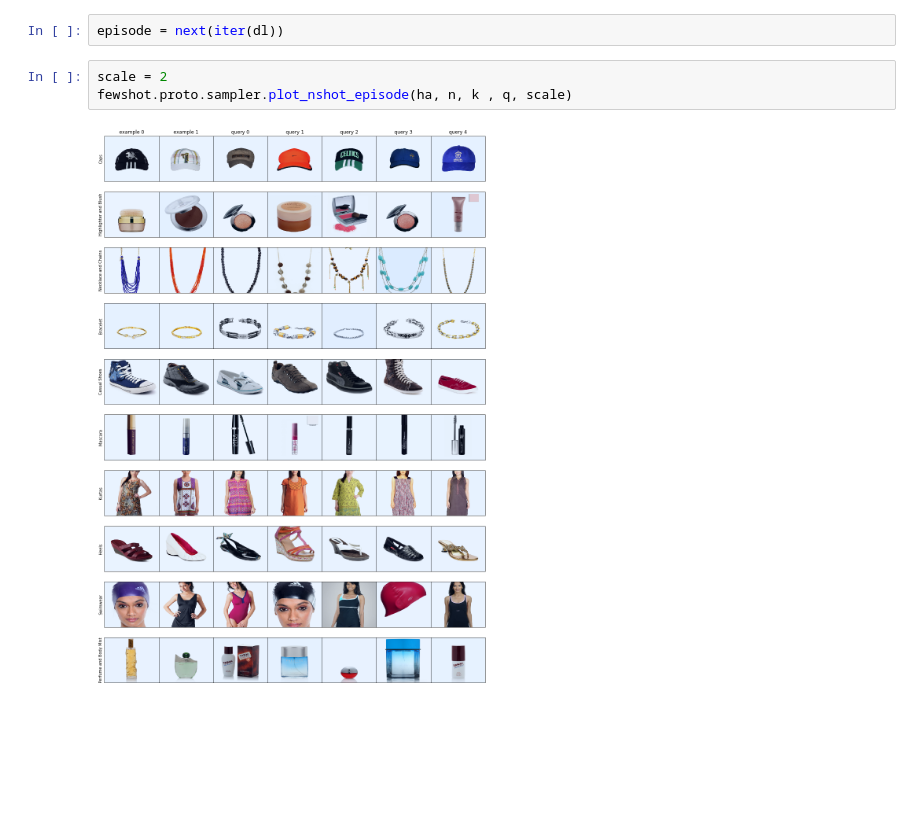
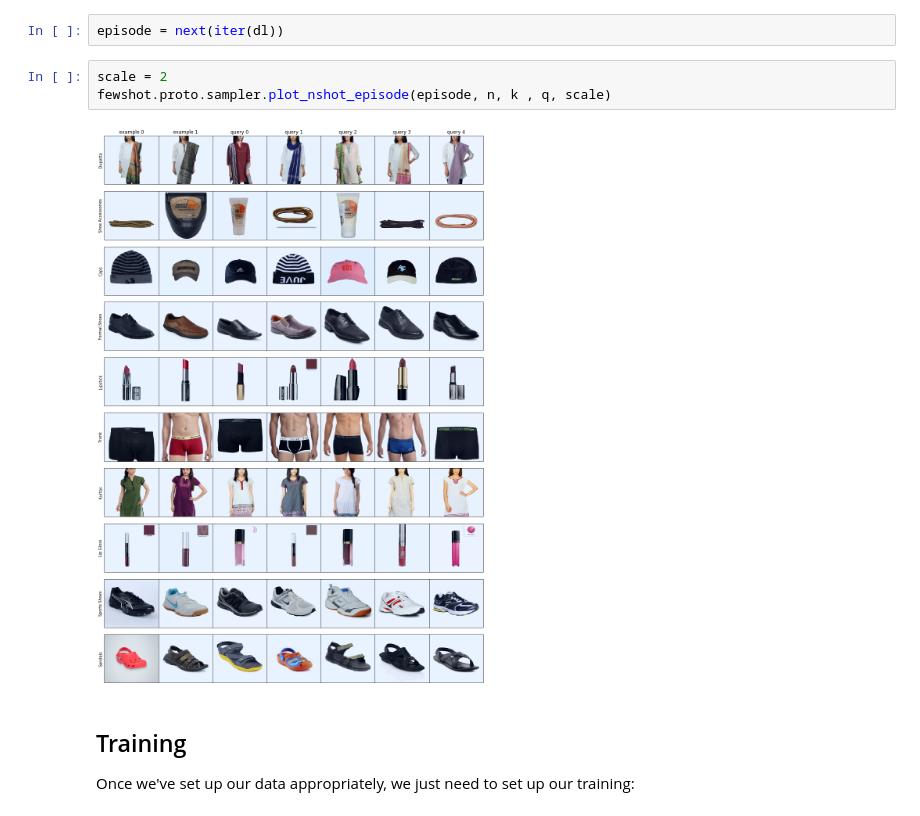
Before and after one commit to henripal/fewshot, a Jupyter notebook: notebooks/proto-exploration.ipynb, the cells around one changed output. Cells and saved outputs as stored; diff of their text form; blank space fills up the shorter version.

Commit message:
protonet trains

```diff
--- a/notebooks/proto-exploration.ipynb
+++ b/notebooks/proto-exploration.ipynb
@@ -56,6 +62,10 @@ dl = torch.utils.data.DataLoader(ds, batch_sampler=sampler, num_workers=4)
 episode = next(iter(dl))
 # %%
 scale = 2
-fewshot.proto.sampler.plot_nshot_episode(ha, n, k , q, scale)
+fewshot.proto.sampler.plot_nshot_episode(episode, n, k , q, scale)
 # %% [output]
-[figure, old version]
+[figure, new version]
+# %% [markdown]
+## Training
+
+Once we've set up our data appropriately, we just need to set up our training:
```
Also changed, not shown: parts of 6 cells of this notebook, 2 other files.
